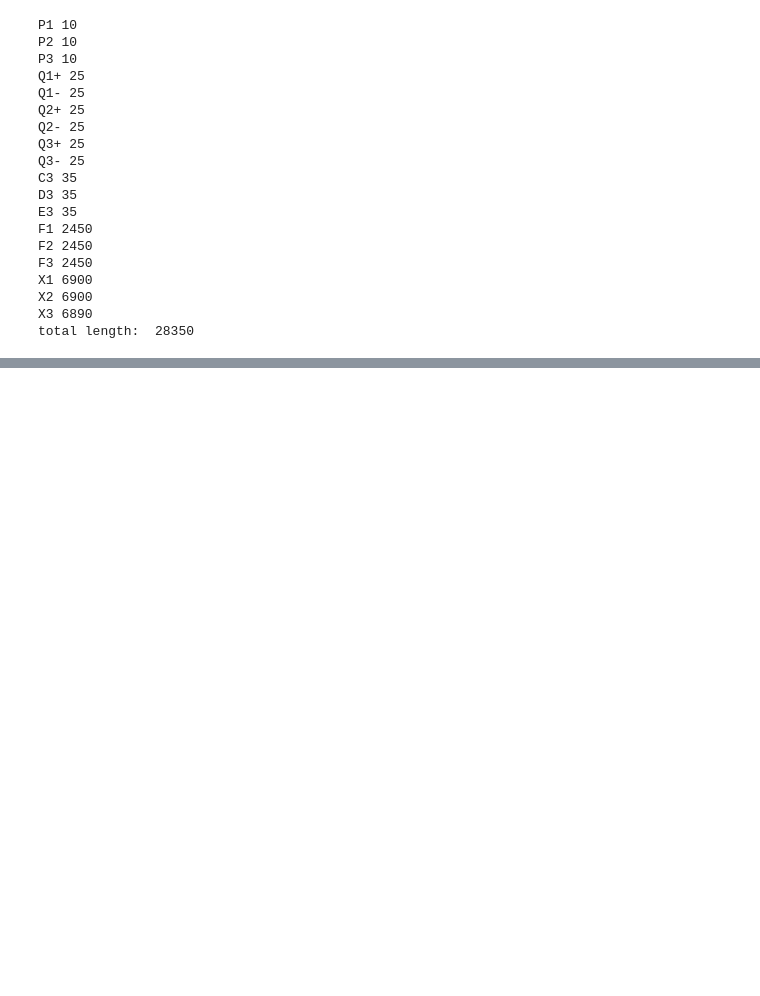
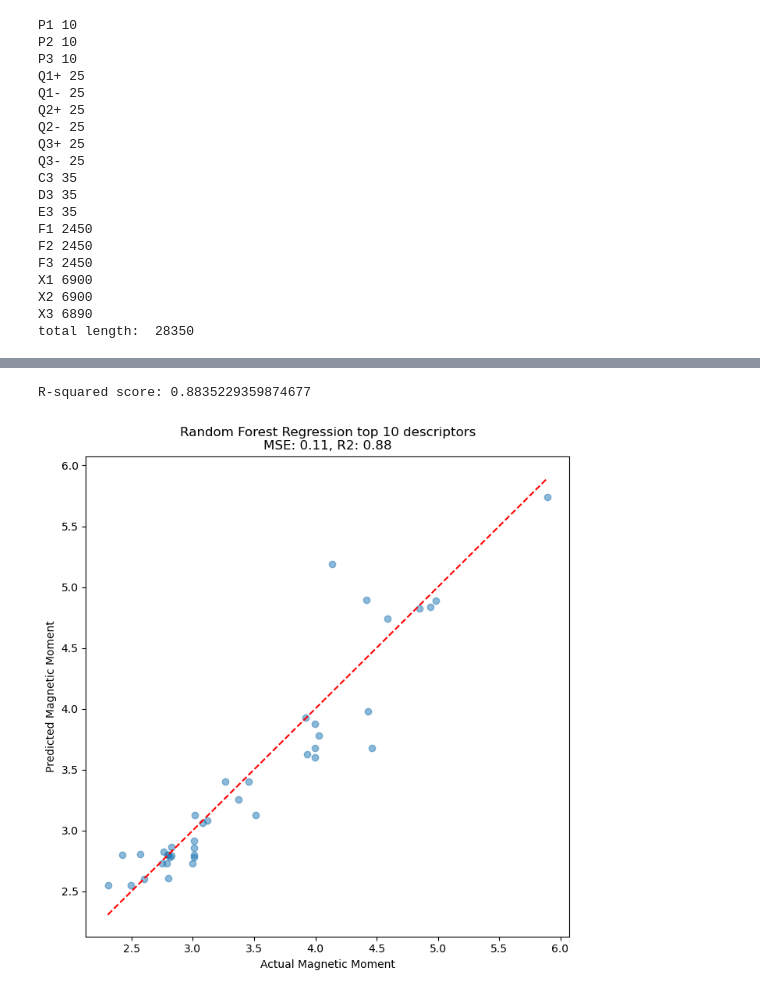
Before and after one commit to erikswanke/2d-Material-Science, a Jupyter notebook: critical role descriptor.ipynb, the cells around one changed output, grey strips where cells are left out. Saved outputs shown, nothing was run; the diff lists cells and outputs as text; code cells hidden in the pictures; blank space fills up the shorter version.

Commit message:
added model using top 10 descriptors

```diff
--- a/critical role descriptor.ipynb
+++ b/critical role descriptor.ipynb
@@ -739,0 +808,42 @@ plt.show()
+# %%
+# Subset the training and testing data using the top N features
+#print(X_train.iloc[0])
+#print(top_features.iloc[0]["Feature"])
+top_features = feature_importance_df.head(10)
+X_train_top = X_train[top_features["Feature"]]
+X_test_top = X_test[top_features["Feature"]]
+#print(X_train_top.iloc[0])
+# Create a Random Forest regressor using the top N features
+rf_regressor = RandomForestRegressor(random_state=42)
+
+# Fit the regressor on the training data
+rf_regressor.fit(X_train_top, y_train)
+
+# Make predictions on the test data
+y_pred = rf_regressor.predict(X_test_top)
+
+# Calculate R-squared score
+r2 = r2_score(y_test, y_pred)
+
+# Print R-squared score
+print(f'R-squared score: {r2}')
+
+# # Plot actual vs. predicted values
+# plt.figure(figsize=(8, 6))
+# plt.scatter(y_test, y_pred)
+# plt.xlabel('Actual Values')
+# plt.ylabel('Predicted Values')
+# plt.title('Actual vs. Predicted Values')
+# plt.show()
+
+plt.figure(figsize=(8, 8))
+plt.scatter(y_test, y_pred, alpha=0.5)
+plt.plot([min(y_test), max(y_test)], [min(y_test), max(y_test)], color='red', linestyle='--')
+
+plt.xlabel('Actual Magnetic Moment')
+plt.ylabel('Predicted Magnetic Moment')
+plt.title(f'Random Forest Regression top 10 descriptors\nMSE: {mse:.2f}, R2: {r2:.2f}')
+plt.show()
+# %% [output]
+R-squared score: 0.8835229359874677
+[figure, added]
```
Also changed, not shown: parts of 10 cells of this notebook.
